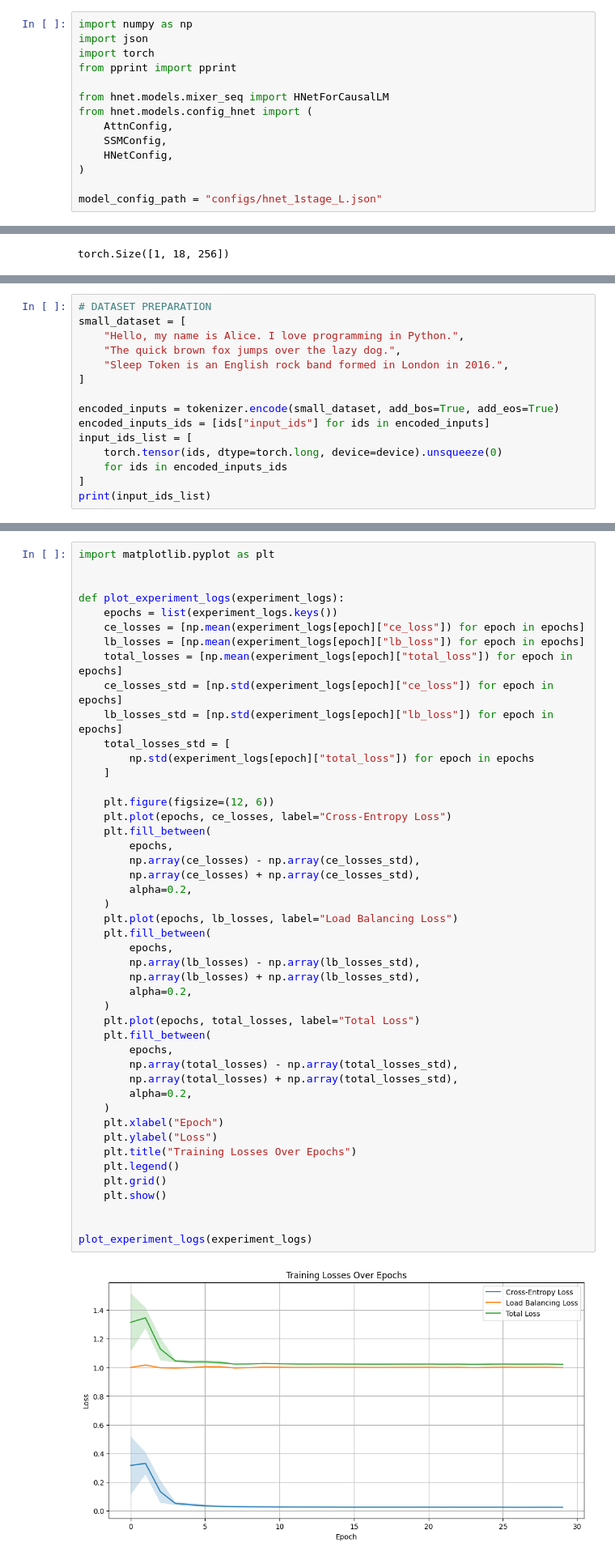
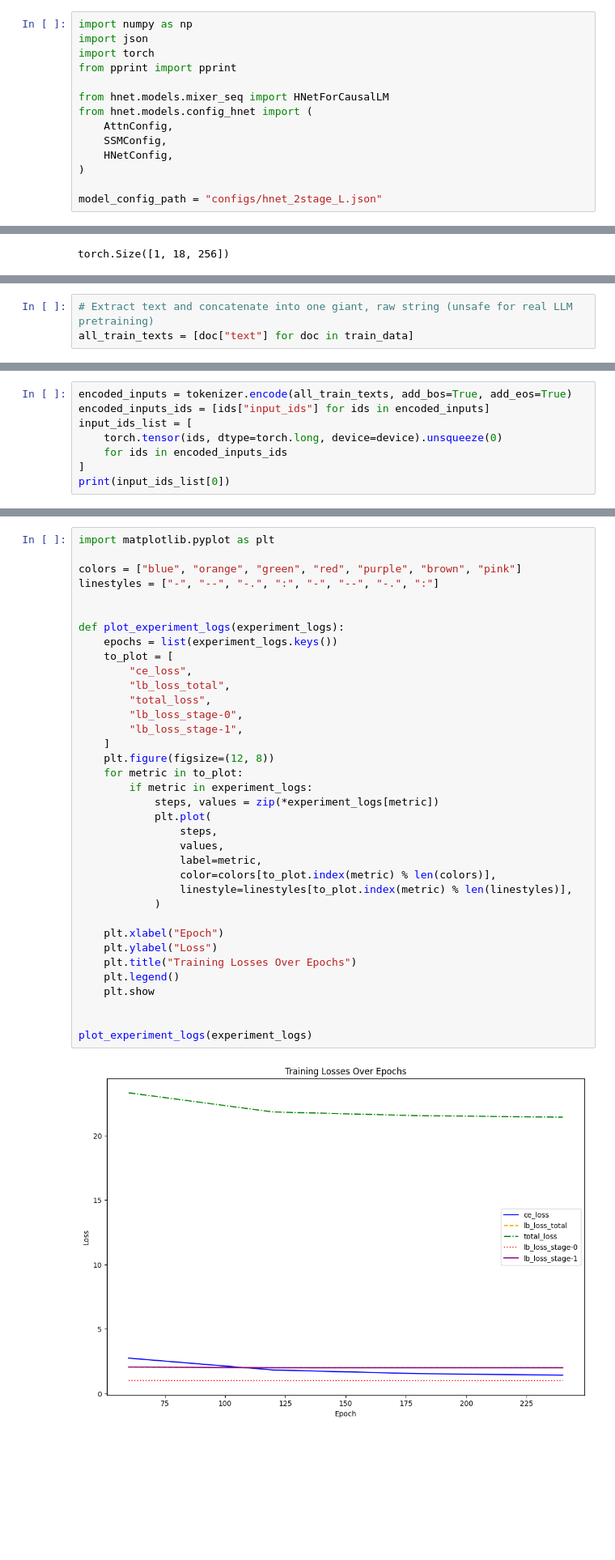
Before and after one commit to istepka/hnet, a Jupyter notebook: train.ipynb, the cells around one changed output, grey strips where cells are left out. Shown at 81% size. Drawn from its saved outputs; the diff is of its cells as text; blank space fills up the shorter version.

Commit message:
Get some experiments done

```diff
--- a/train.ipynb
+++ b/train.ipynb
@@ -11,7 +11,7 @@ from hnet.models.config_hnet import (
     HNetConfig,
 )
 
-model_config_path = "configs/hnet_1stage_L.json"
+model_config_path = "configs/hnet_2stage_L.json"
 # %%
 with open(model_config_path, "r") as f:
     config = json.load(f)
@@ -122,0 +167,3 @@ torch.Size([1, 18, 256])
+# %%
+# Extract text and concatenate into one giant, raw string (unsafe for real LLM pretraining)
+all_train_texts = [doc["text"] for doc in train_data]
@@ -123,16 +177,9 @@ torch.Size([1, 18, 256])
 # %%
-# DATASET PREPARATION
-small_dataset = [
-    "Hello, my name is Alice. I love programming in Python.",
-    "The quick brown fox jumps over the lazy dog.",
-    "Sleep Token is an English rock band formed in London in 2016.",
-]
-
-encoded_inputs = tokenizer.encode(small_dataset, add_bos=True, add_eos=True)
+encoded_inputs = tokenizer.encode(all_train_texts, add_bos=True, add_eos=True)
 encoded_inputs_ids = [ids["input_ids"] for ids in encoded_inputs]
 input_ids_list = [
     torch.tensor(ids, dtype=torch.long, device=device).unsqueeze(0)
     for ids in encoded_inputs_ids
 ]
-print(input_ids_list)
+print(input_ids_list[0])
 # %% [output]
@@ -197,51 +435,41 @@ for epoch in tqdm(range(epochs), desc="Training Epochs"):
 # %%
 import matplotlib.pyplot as plt
+
+colors = ["blue", "orange", "green", "red", "purple", "brown", "pink"]
+linestyles = ["-", "--", "-.", ":", "-", "--", "-.", ":"]
 
 
 def plot_experiment_logs(experiment_logs):
     epochs = list(experiment_logs.keys())
-    ce_losses = [np.mean(experiment_logs[epoch]["ce_loss"]) for epoch in epochs]
-    lb_losses = [np.mean(experiment_logs[epoch]["lb_loss"]) for epoch in epochs]
-    total_losses = [np.mean(experiment_logs[epoch]["total_loss"]) for epoch in epochs]
-    ce_losses_std = [np.std(experiment_logs[epoch]["ce_loss"]) for epoch in epochs]
-    lb_losses_std = [np.std(experiment_logs[epoch]["lb_loss"]) for epoch in epochs]
-    total_losses_std = [
-        np.std(experiment_logs[epoch]["total_loss"]) for epoch in epochs
+    to_plot = [
+        "ce_loss",
+        "lb_loss_total",
+        "total_loss",
+        "lb_loss_stage-0",
+        "lb_loss_stage-1",
     ]
+    plt.figure(figsize=(12, 8))
+    for metric in to_plot:
+        if metric in experiment_logs:
+            steps, values = zip(*experiment_logs[metric])
+            plt.plot(
+                steps,
+                values,
+                label=metric,
+                color=colors[to_plot.index(metric) % len(colors)],
+                linestyle=linestyles[to_plot.index(metric) % len(linestyles)],
+            )
 
-    plt.figure(figsize=(12, 6))
-    plt.plot(epochs, ce_losses, label="Cross-Entropy Loss")
-    plt.fill_between(
-        epochs,
-        np.array(ce_losses) - np.array(ce_losses_std),
-        np.array(ce_losses) + np.array(ce_losses_std),
-        alpha=0.2,
-    )
-    plt.plot(epochs, lb_losses, label="Load Balancing Loss")
-    plt.fill_between(
-        epochs,
-        np.array(lb_losses) - np.array(lb_losses_std),
-        np.array(lb_losses) + np.array(lb_losses_std),
-        alpha=0.2,
-    )
-    plt.plot(epochs, total_losses, label="Total Loss")
-    plt.fill_between(
-        epochs,
-        np.array(total_losses) - np.array(total_losses_std),
-        np.array(total_losses) + np.array(total_losses_std),
-        alpha=0.2,
-    )
     plt.xlabel("Epoch")
     plt.ylabel("Loss")
     plt.title("Training Losses Over Epochs")
     plt.legend()
-    plt.grid()
-    plt.show()
+    plt.show
 
 
 plot_experiment_logs(experiment_logs)
 # %% [output]
-[figure, old version]
+[figure, new version]
 # %%
 from generate import generate
 
```
Also changed, not shown: parts of 16 cells of this notebook.
